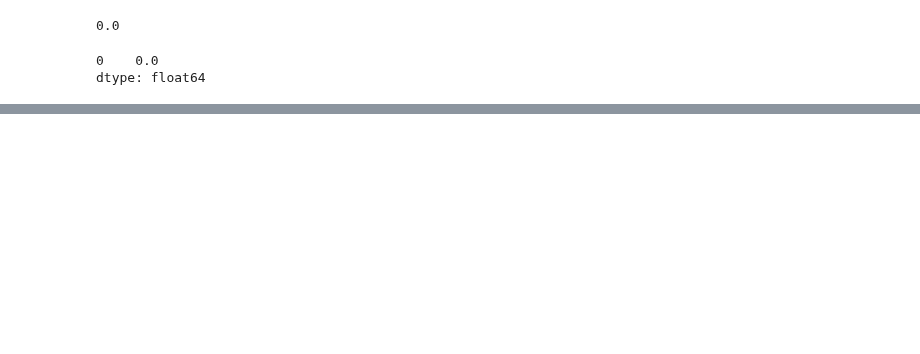
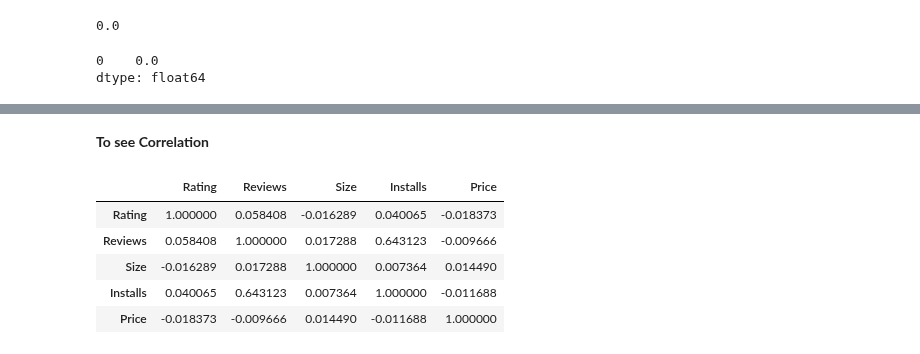
Before and after one commit to amolsapkal16/EDA_Play-store-analysis, a Jupyter notebook: Play_Store_App_Review_Analysis_Amol_Sapkal_Capstone_Project.ipynb, the cells around one changed output, grey strips where cells are left out. Cells and saved outputs as stored; diff of their text form; code cells hidden in the pictures; blank space fills up the shorter version.

```diff
--- a/Play_Store_App_Review_Analysis_Amol_Sapkal_Capstone_Project.ipynb
+++ b/Play_Store_App_Review_Analysis_Amol_Sapkal_Capstone_Project.ipynb
@@ -682 +685,19 @@ dtypes: float64(2), int64(2), object(9)
 memory usage: 1.1+ MB
+# %%
+Play_store_dataIndex1 = Play_store_dataIndex1.apply(lambda x:x.fillna(x.mean()) \
+                                         if x.dtype == 'float' else \
+                                         x.fillna(x.value_counts().index[0]))
+# %% [markdown]
+**To see Correlation**
+# %%
+numerical_data = Play_store_dataIndex1.select_dtypes(exclude=[object])
+# %%
+correlation = numerical_data.corr()
+correlation
+# %% [output]
+|  | Rating | Reviews | Size | Installs | Price |
+| Rating | 1.000000 | 0.058408 | -0.016289 | 0.040065 | -0.018373 |
+| Reviews | 0.058408 | 1.000000 | 0.017288 | 0.643123 | -0.009666 |
+| Size | -0.016289 | 0.017288 | 1.000000 | 0.007364 | 0.014490 |
+| Installs | 0.040065 | 0.643123 | 0.007364 | 1.000000 | -0.011688 |
+| Price | -0.018373 | -0.009666 | 0.014490 | -0.011688 | 1.000000 |
```
Also changed, not shown: parts of 3 cells of this notebook.
